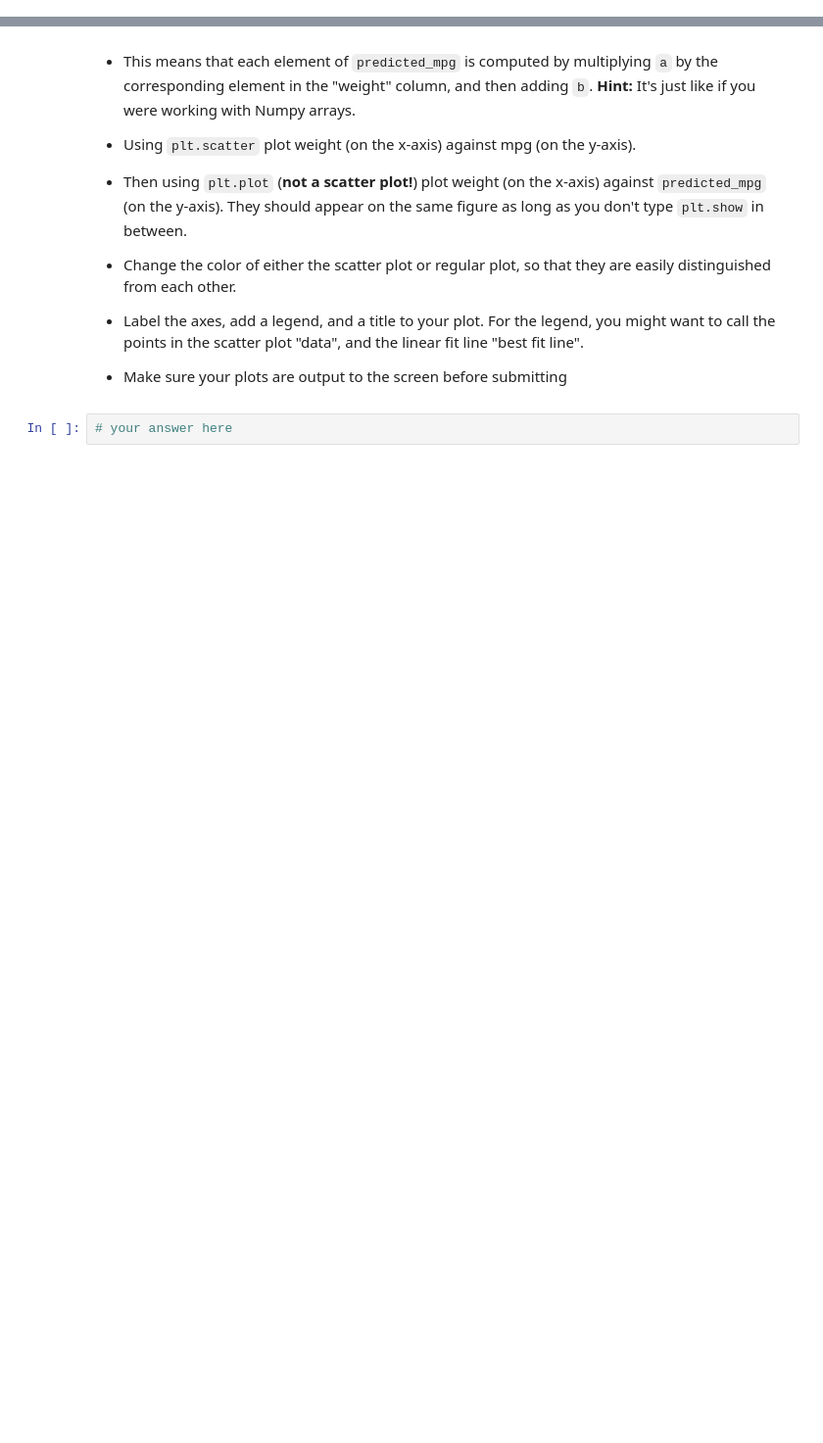
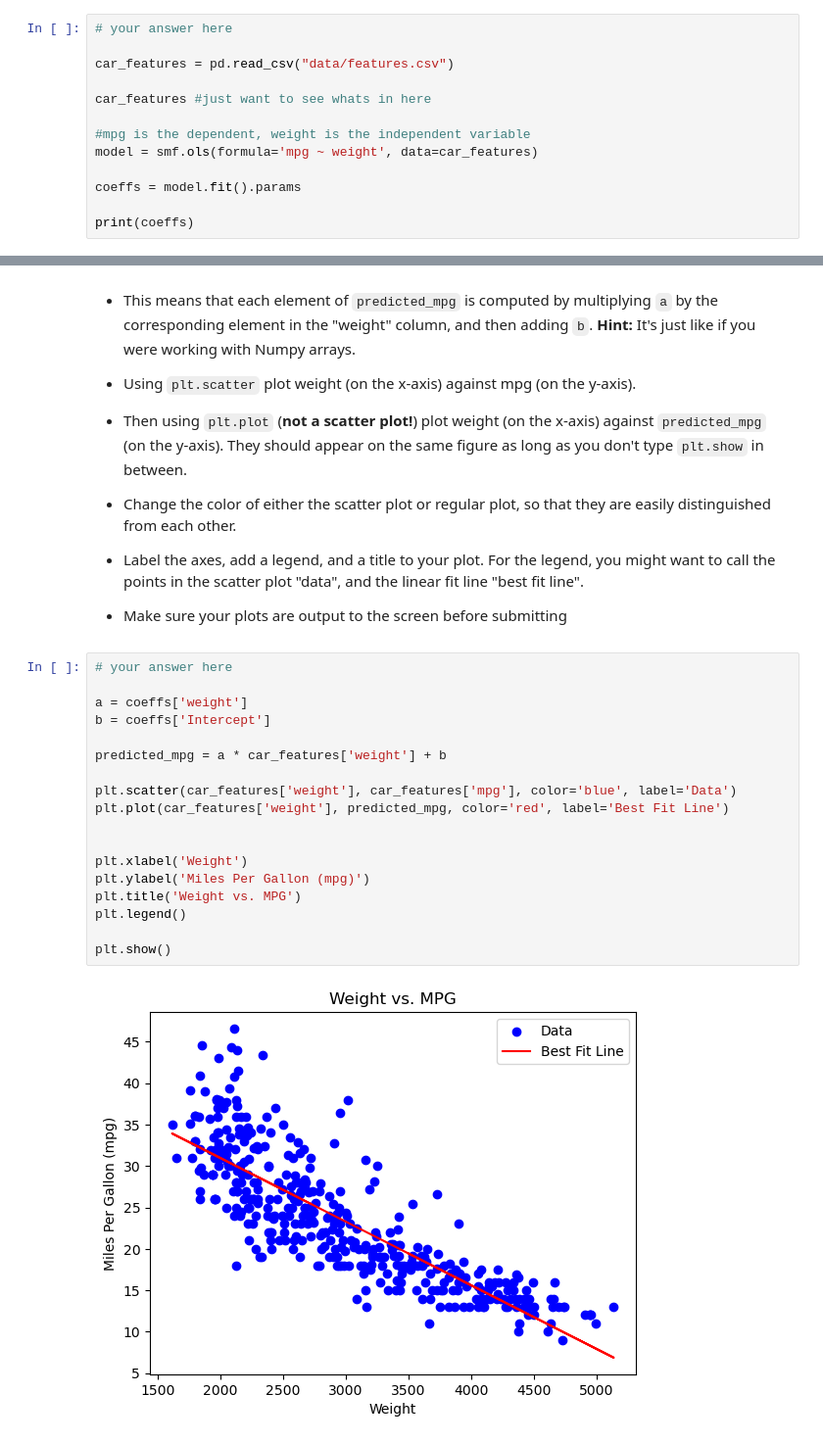
Before and after one commit to gabevu/qtm151fall2025, a Jupyter notebook: Assignments/assignment_7/assignment7.ipynb, the cells around one changed output, grey strips where cells are left out. Shown: that part at 98% size. Drawn from its saved outputs; the diff is of its cells as text; blank space fills up the shorter version.

```diff
--- a/Assignments/assignment_7/assignment7.ipynb
+++ b/Assignments/assignment_7/assignment7.ipynb
@@ -124,0 +135,13 @@ This problem is continued in Question (5)
+# %%
+# your answer here
+
+car_features = pd.read_csv("data/features.csv")
+
+car_features #just want to see whats in here
+
+#mpg is the dependent, weight is the independent variable
+model = smf.ols(formula='mpg ~ weight', data=car_features)
+
+coeffs = model.fit().params
+
+print(coeffs)
@@ -145,5 +172,23 @@ $$\hat{m}_i = a\cdot w_i + b$$
 - Label the axes, add a legend, and a title to your plot. For the legend, you might want to call the points in the scatter plot "data", and the linear fit line "best fit line".
 
 - Make sure your plots are output to the screen before submitting
-# %%
-# your answer here
+# %%
+# your answer here
+
+a = coeffs['weight']
+b = coeffs['Intercept']
+
+predicted_mpg = a * car_features['weight'] + b
+
+plt.scatter(car_features['weight'], car_features['mpg'], color='blue', label='Data')
+plt.plot(car_features['weight'], predicted_mpg, color='red', label='Best Fit Line')
+
+
+plt.xlabel('Weight')
+plt.ylabel('Miles Per Gallon (mpg)')
+plt.title('Weight vs. MPG')
+plt.legend()
+
+plt.show()
+# %% [output]
+[figure, added]
```
Also changed, not shown: parts of 8 cells of this notebook, 1 other file.
